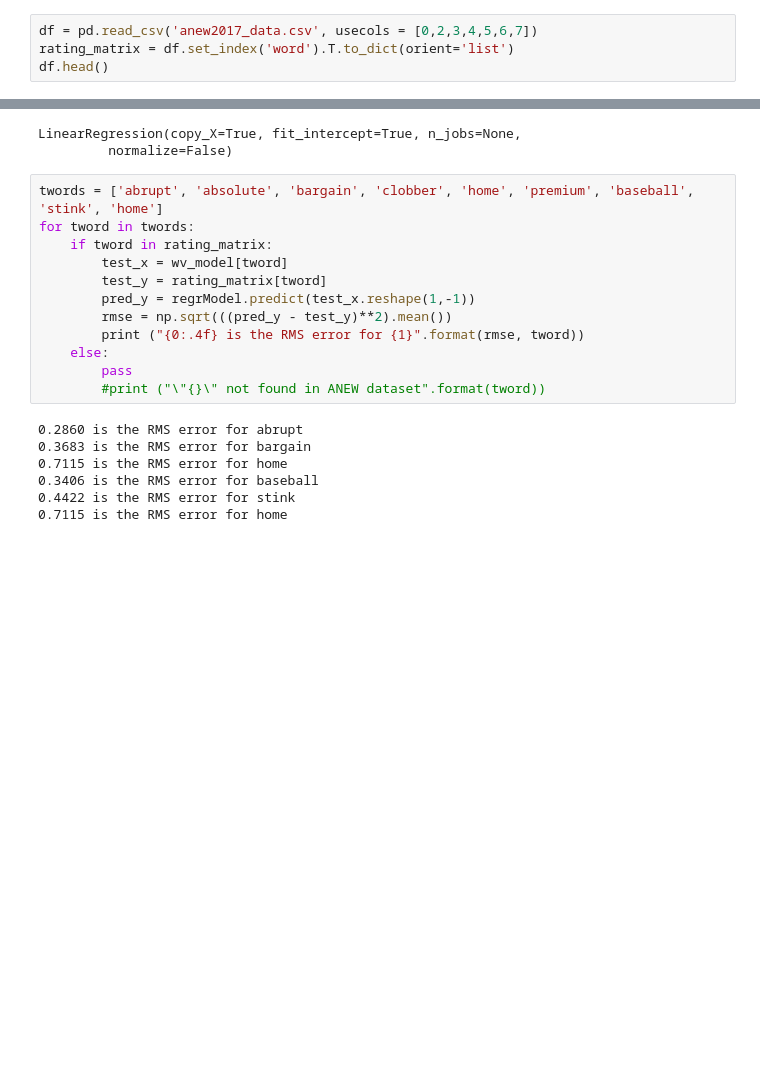
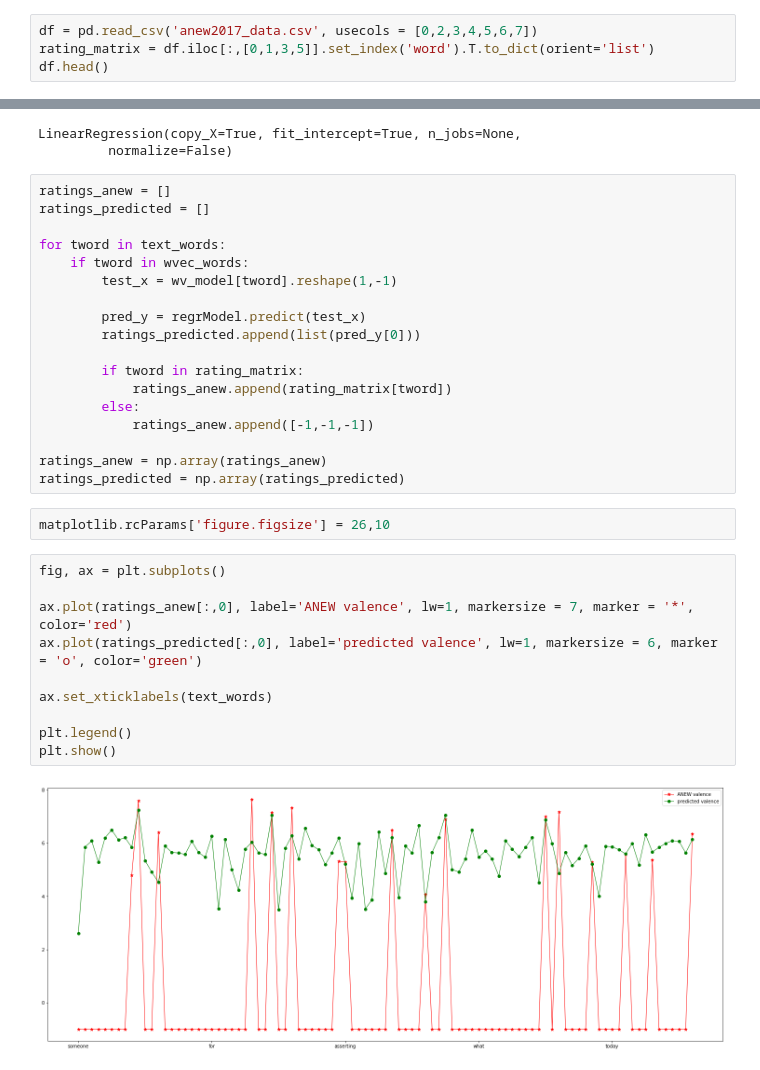
Before and after one commit to sigmaroles/nlp-cs613-2018, a Jupyter notebook: OCC/ValenceArousal_to_sentimentAnalysis.ipynb, the cells around one changed output, grey strips where cells are left out. Saved outputs shown, nothing was run; the diff lists cells and outputs as text; blank space fills up the shorter version.

Commit message:
simple plot arousal and valence, random paragraph

```diff
--- a/OCC/ValenceArousal_to_sentimentAnalysis.ipynb
+++ b/OCC/ValenceArousal_to_sentimentAnalysis.ipynb
@@ -6,6 +9,6 @@ import numpy as np
 # %%
 df = pd.read_csv('anew2017_data.csv', usecols = [0,2,3,4,5,6,7])
-rating_matrix = df.set_index('word').T.to_dict(orient='list')
+rating_matrix = df.iloc[:,[0,1,3,5]].set_index('word').T.to_dict(orient='list')
 df.head()
 # %% [output]
 |  | word | valence | valence_sd | arousal | arousal_sd | dominance | dominance_sd |
@@ -40,22 +51,35 @@ regrModel.fit(dataX,dataY)
 # %% [output]
 LinearRegression(copy_X=True, fit_intercept=True, n_jobs=None,
          normalize=False)
-# %%
-twords = ['abrupt', 'absolute', 'bargain', 'clobber', 'home', 'premium', 'baseball', 'stink', 'home']
-for tword in twords:
-    if tword in rating_matrix:
-        test_x = wv_model[tword]
-        test_y = rating_matrix[tword]
-        pred_y = regrModel.predict(test_x.reshape(1,-1))
-        rmse = np.sqrt(((pred_y - test_y)**2).mean())
-        print ("{0:.4f} is the RMS error for {1}".format(rmse, tword))
-    else:
-        pass
-        #print ("\"{}\" not found in ANEW dataset".format(tword))
-# %% [output]
-0.2860 is the RMS error for abrupt
-0.3683 is the RMS error for bargain
-0.7115 is the RMS error for home
-0.3406 is the RMS error for baseball
-0.4422 is the RMS error for stink
-0.7115 is the RMS error for home
+# %%
+ratings_anew = []
+ratings_predicted = []
+
+for tword in text_words:
+    if tword in wvec_words:
+        test_x = wv_model[tword].reshape(1,-1)
+
+        pred_y = regrModel.predict(test_x)
+        ratings_predicted.append(list(pred_y[0]))
+
+        if tword in rating_matrix:
+            ratings_anew.append(rating_matrix[tword])
+        else:
+            ratings_anew.append([-1,-1,-1])
+
+ratings_anew = np.array(ratings_anew)
+ratings_predicted = np.array(ratings_predicted)
+# %%
+matplotlib.rcParams['figure.figsize'] = 26,10
+# %%
+fig, ax = plt.subplots()
+
+ax.plot(ratings_anew[:,0], label='ANEW valence', lw=1, markersize = 7, marker = '*', color='red')
+ax.plot(ratings_predicted[:,0], label='predicted valence', lw=1, markersize = 6, marker = 'o', color='green')
+
+ax.set_xticklabels(text_words)
+
+plt.legend()
+plt.show()
+# %% [output]
+[figure, added]
```
Also changed, not shown: parts of 5 cells of this notebook.
